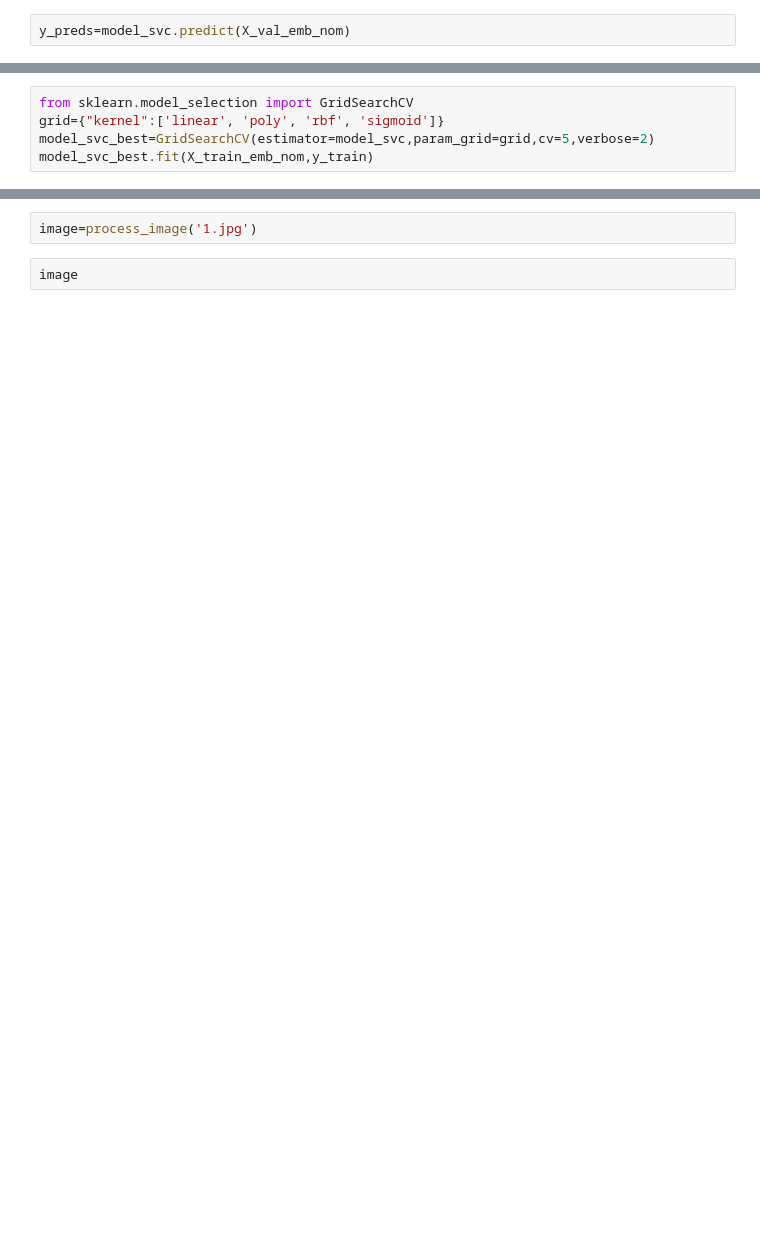
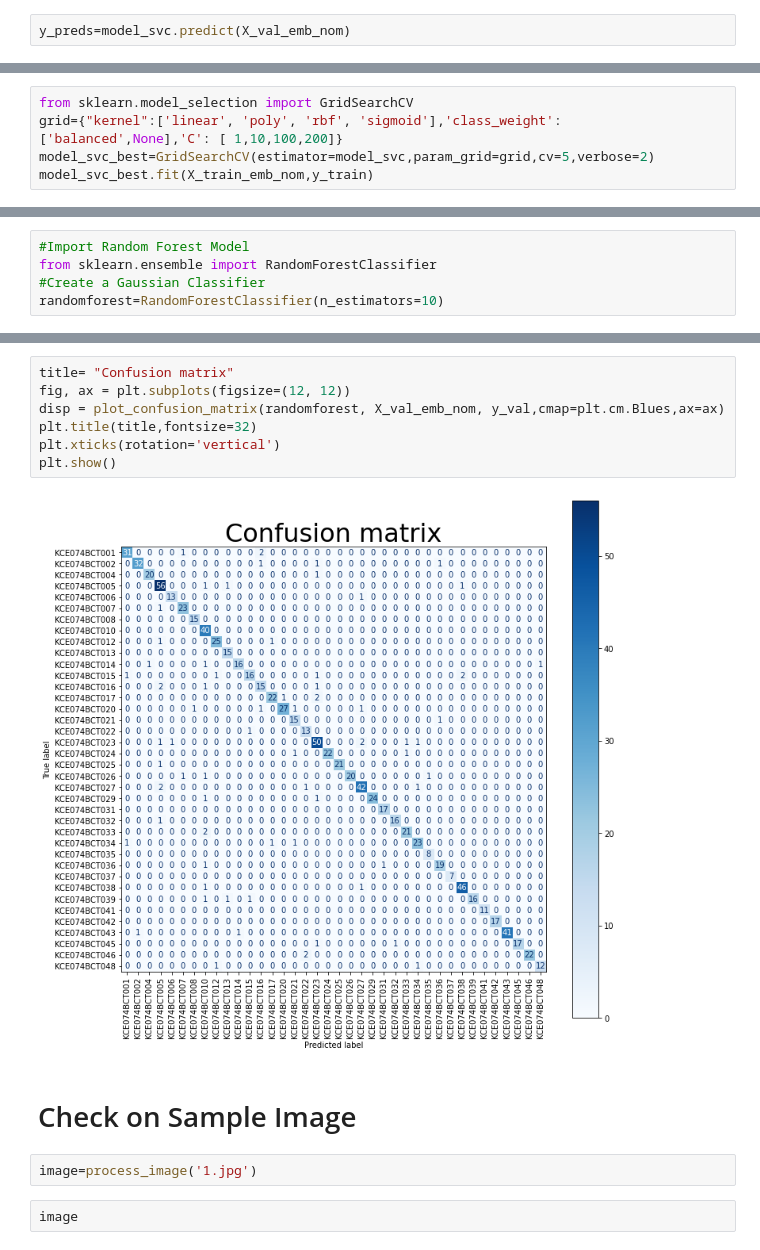
Before and after one commit to nabinadhikariofficial/Automated-Face-Recognition-Based-Attendance-System, a Jupyter notebook: Notebook_Scripts_Data/model_generator.ipynb, the cells around one changed output, grey strips where cells are left out. Cells and saved outputs as stored; diff of their text form; blank space fills up the shorter version.

```diff
--- a/Notebook_Scripts_Data/model_generator.ipynb
+++ b/Notebook_Scripts_Data/model_generator.ipynb
@@ -407,7 +407,7 @@ model_svc.get_params()
  'verbose': False}
 # %%
 from sklearn.model_selection import GridSearchCV
-grid={"kernel":['linear', 'poly', 'rbf', 'sigmoid']}
+grid={"kernel":['linear', 'poly', 'rbf', 'sigmoid'],'class_weight': ['balanced',None],'C': [ 1,10,100,200]}
 model_svc_best=GridSearchCV(estimator=model_svc,param_grid=grid,cv=5,verbose=2)
 model_svc_best.fit(X_train_emb_nom,y_train)
 # %% [output]
@@ -469,0 +487,5 @@ AttributeError: module 'matplotlib.pyplot' has no attribute 'heatmap'
+# %%
+#Import Random Forest Model
+from sklearn.ensemble import RandomForestClassifier
+#Create a Gaussian Classifier
+randomforest=RandomForestClassifier(n_estimators=10)
@@ -470,3 +523,14 @@ AttributeError: module 'matplotlib.pyplot' has no attribute 'heatmap'
+# %%
+title= "Confusion matrix"
+fig, ax = plt.subplots(figsize=(12, 12))
+disp = plot_confusion_matrix(randomforest, X_val_emb_nom, y_val,cmap=plt.cm.Blues,ax=ax)
+plt.title(title,fontsize=32)
+plt.xticks(rotation='vertical')
+plt.show()
+# %% [output]
+[figure, added]
+# %% [markdown]
+# Check on Sample Image
 # %%
 image=process_image('1.jpg')
 # %%
```
Also changed, not shown: parts of 26 cells of this notebook, 11 other files.
